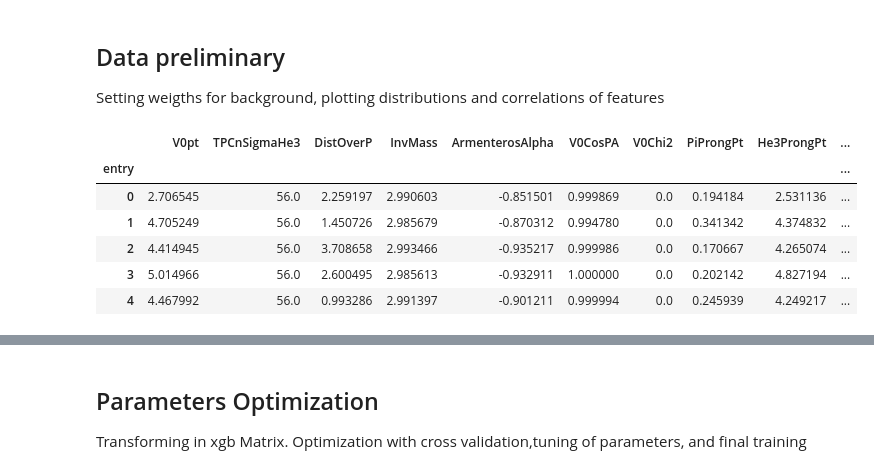
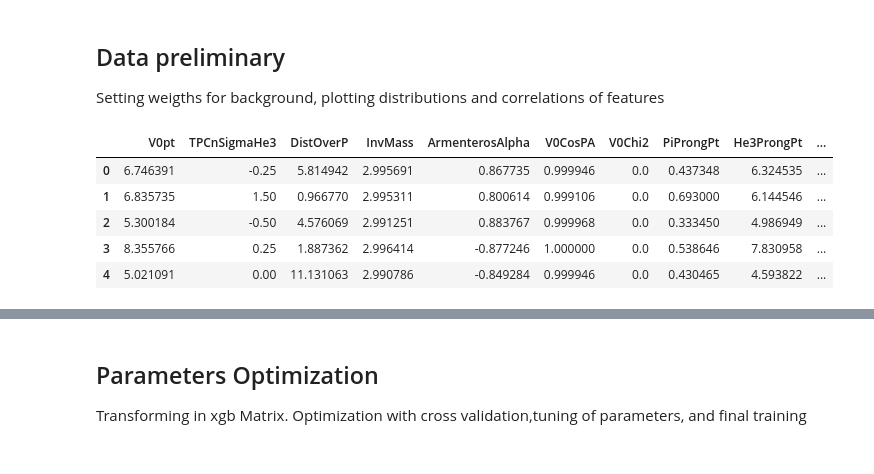
Before and after one commit to pfecchio/HypertritonML, a Jupyter notebook: Hypertriton2Body/Parameters_Optimization.ipynb, the cells around one changed output, grey strips where cells are left out. Saved outputs shown, nothing was run; the diff lists cells and outputs as text; code cells hidden in the pictures.

```diff
--- a/Hypertriton2Body/Parameters_Optimization.ipynb
+++ b/Hypertriton2Body/Parameters_Optimization.ipynb
@@ -18,5 +18,5 @@ Setting weigths for background, plotting distributions and correlations of featu
 # %%
 %run analysis_utils.py
 # %%
-df_PbPb_MC=pd.read_pickle('data_sample.pkl')
+df_ML=pd.read_pickle('df_ML.pkl')
 # %%
@@ -25,13 +25,12 @@ sig=df_PbPb_MC.query('y==1')
 # %%
-df_PbPb_MC.head()
+df_ML.head()
 # %% [output]
 |  | V0pt | TPCnSigmaHe3 | DistOverP | InvMass | ArmenterosAlpha | V0CosPA | V0Chi2 | PiProngPt | He3ProngPt | ... |
-| entry |  |  |  |  |  |  |  |  |  | ... |
-| 0 | 2.706545 | 56.0 | 2.259197 | 2.990603 | -0.851501 | 0.999869 | 0.0 | 0.194184 | 2.531136 | ... |
-| 1 | 4.705249 | 56.0 | 1.450726 | 2.985679 | -0.870312 | 0.994780 | 0.0 | 0.341342 | 4.374832 | ... |
-| 2 | 4.414945 | 56.0 | 3.708658 | 2.993466 | -0.935217 | 0.999986 | 0.0 | 0.170667 | 4.265074 | ... |
-| 3 | 5.014966 | 56.0 | 2.600495 | 2.985613 | -0.932911 | 1.000000 | 0.0 | 0.202142 | 4.827194 | ... |
-| 4 | 4.467992 | 56.0 | 0.993286 | 2.991397 | -0.901211 | 0.999994 | 0.0 | 0.245939 | 4.249217 | ... |
+| 0 | 6.746391 | -0.25 | 5.814942 | 2.995691 | 0.867735 | 0.999946 | 0.0 | 0.437348 | 6.324535 | ... |
+| 1 | 6.835735 | 1.50 | 0.966770 | 2.995311 | 0.800614 | 0.999106 | 0.0 | 0.693000 | 6.144546 | ... |
+| 2 | 5.300184 | -0.50 | 4.576069 | 2.991251 | 0.883767 | 0.999968 | 0.0 | 0.333450 | 4.986949 | ... |
+| 3 | 8.355766 | 0.25 | 1.887362 | 2.996414 | -0.877246 | 1.000000 | 0.0 | 0.538646 | 7.830958 | ... |
+| 4 | 5.021091 | 0.00 | 11.131063 | 2.990786 | -0.849284 | 0.999946 | 0.0 | 0.430465 | 4.593822 | ... |
 # %%
 data=pd.concat([bkg,sig],ignore_index=True)
 data=data.sample(frac=1)
```
Also changed, not shown: parts of 13 cells of this notebook, 3 other files.
